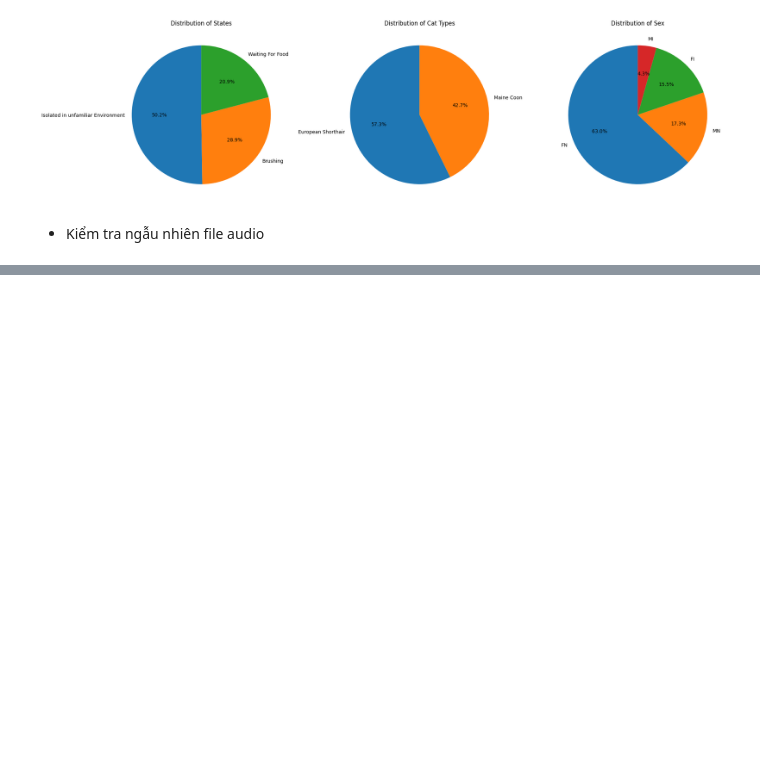
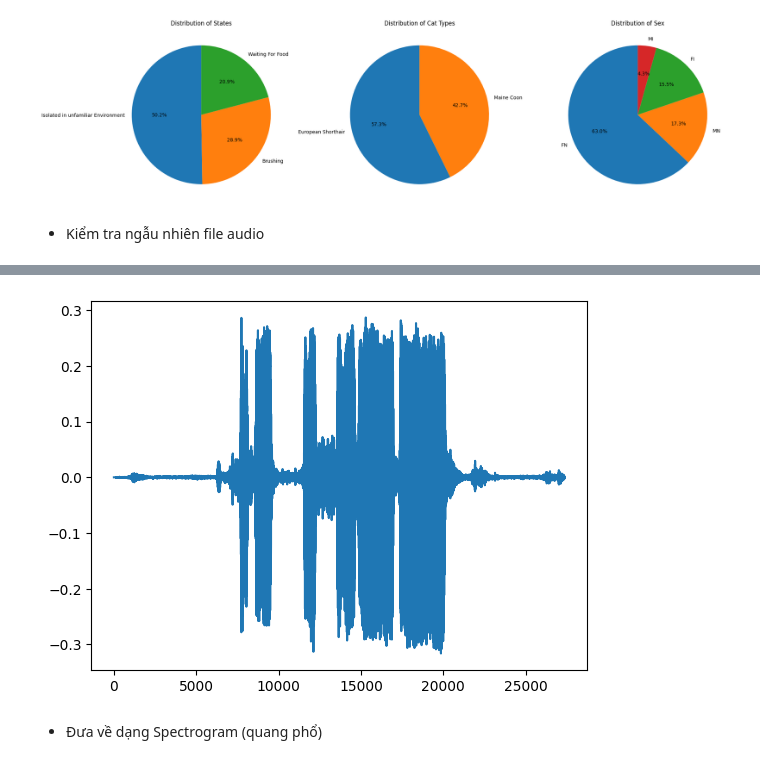
Before and after one commit to HiTrong/CatState-Audio-detect, a Jupyter notebook: CatStateDetection.ipynb, the cells around one changed output, grey strips where cells are left out. Saved outputs shown, nothing was run; the diff lists cells and outputs as text; code cells hidden in the pictures; blank space fills up the shorter version.

```diff
--- a/CatStateDetection.ipynb
+++ b/CatStateDetection.ipynb
@@ -227,0 +259,15 @@ plt.show()
+# %%
+def load_wav(path):
+    file = tf.io.read_file(path)
+    wav, sample_rate = tf.audio.decode_wav(file, desired_channels=1)
+    wav = tf.squeeze(wav, axis=-1)
+    sample_rate = tf.cast(sample_rate, dtype=tf.int64)
+    wav = tfio.audio.resample(wav, rate_in=sample_rate, rate_out=16000)
+    return wav
+# %%
+plt.plot(load_wav('dataset/dataset/B_ANI01_MC_FN_SIM01_101.wav'))
+plt.show()
+# %% [output]
+[figure, added]
+# %% [markdown]
+- Đưa về dạng Spectrogram (quang phổ)
```
Also changed, not shown: parts of 27 cells of this notebook.
